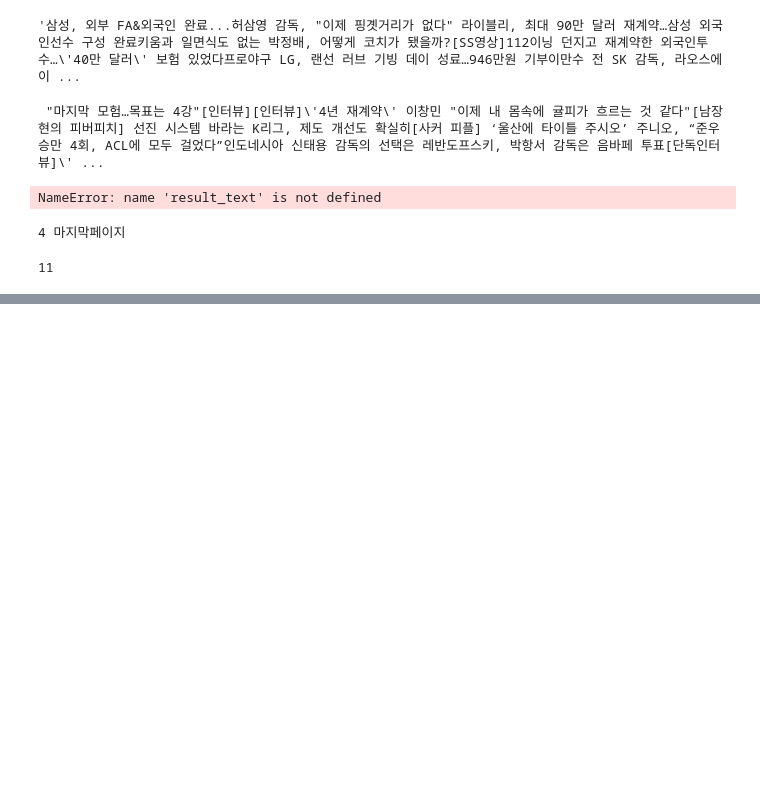
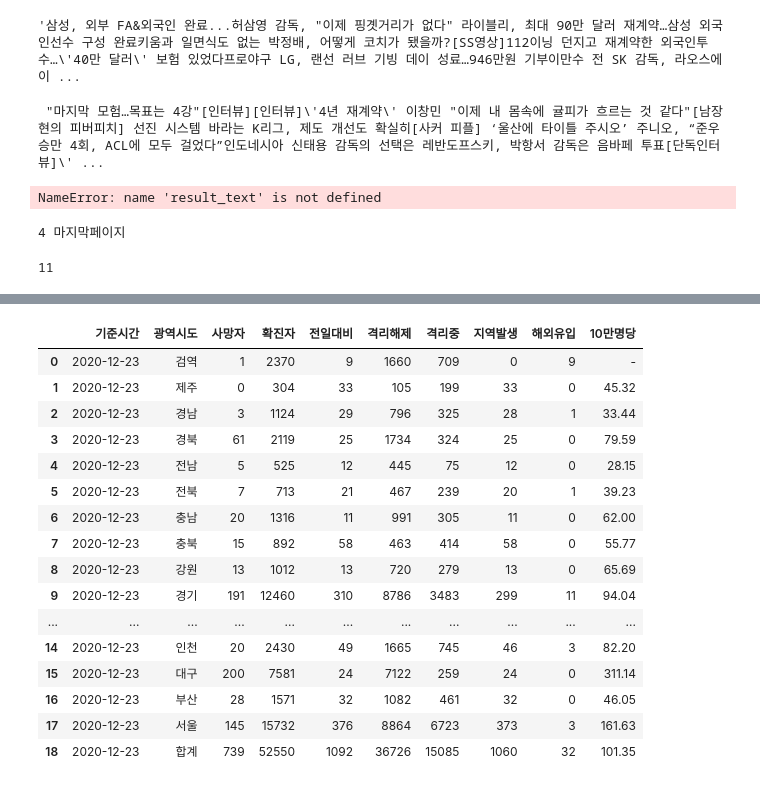
Before and after one commit to Wootae94/Flask-Web, a Jupyter notebook: 03.DataAnalysisModule/tmp.ipynb, the cells around one changed output, grey strips where cells are left out. Drawn from its saved outputs; the diff is of its cells as text; code cells hidden in the pictures; blank space fills up the shorter version.

```diff
--- a/03.DataAnalysisModule/tmp.ipynb
+++ b/03.DataAnalysisModule/tmp.ipynb
@@ -706,0 +923,8 @@ result_text
+# %%
+for i in df.index:
+    params=[]
+    params = [df['기준시간'][i], int(df['사망자'][i]), int(df['확진자'][i]),
+              df['광역시도'][i], int(df['전일대비'][i]), int(df['격리해제'][i]),
+              int(df['격리중'][i]), int(df['지역발생'][i]), int(df['해외유입'][i])]
+    params.append(None if df['10만명당'][i]=='-' else float(df['10만명당'][i]))
+    print(params)
@@ -706,0 +950,4 @@ result_text
+# %%
+for i in df.index:
+    if df['10만명당'][i]=='\u3000-':
+        print(df['10만명당'][i],i)
@@ -706,0 +1124,37 @@ result_text
+# %%
+df = df[df.index<=18]
+# %%
+year_list,mounth_list,day_list = [],[],[]
+for i in df.index:
+    tmp_list = re.findall("\d+",df['기준시간'][i])
+    year_list.append(tmp_list[0])
+    mounth_list.append(tmp_list[1])
+    day_list.append(tmp_list[2])
+date_list=[]
+for i in range(19):
+    date = year_list[i]+'-'+mounth_list[i]+'-'+day_list[i]
+    date_list.append(date)
+df['기준시간'] = date_list
+df.fillna(0,inplace=True)
+df.reset_index(drop=True,inplace=True)
+df=df[['기준시간','광역시도','사망자','확진자','전일대비','격리해제','격리중','지역발생','해외유입','10만명당']]
+# %%
+df
+# %% [output]
+|  | 기준시간 | 광역시도 | 사망자 | 확진자 | 전일대비 | 격리해제 | 격리중 | 지역발생 | 해외유입 | 10만명당 |
+| 0 | 2020-12-23 | 검역 | 1 | 2370 | 9 | 1660 | 709 | 0 | 9 | - |
+| 1 | 2020-12-23 | 제주 | 0 | 304 | 33 | 105 | 199 | 33 | 0 | 45.32 |
+| 2 | 2020-12-23 | 경남 | 3 | 1124 | 29 | 796 | 325 | 28 | 1 | 33.44 |
+| 3 | 2020-12-23 | 경북 | 61 | 2119 | 25 | 1734 | 324 | 25 | 0 | 79.59 |
+| 4 | 2020-12-23 | 전남 | 5 | 525 | 12 | 445 | 75 | 12 | 0 | 28.15 |
+| 5 | 2020-12-23 | 전북 | 7 | 713 | 21 | 467 | 239 | 20 | 1 | 39.23 |
+| 6 | 2020-12-23 | 충남 | 20 | 1316 | 11 | 991 | 305 | 11 | 0 | 62.00 |
+| 7 | 2020-12-23 | 충북 | 15 | 892 | 58 | 463 | 414 | 58 | 0 | 55.77 |
+| 8 | 2020-12-23 | 강원 | 13 | 1012 | 13 | 720 | 279 | 13 | 0 | 65.69 |
+| 9 | 2020-12-23 | 경기 | 191 | 12460 | 310 | 8786 | 3483 | 299 | 11 | 94.04 |
+| ... | ... | ... | ... | ... | ... | ... | ... | ... | ... | ... |
+| 14 | 2020-12-23 | 인천 | 20 | 2430 | 49 | 1665 | 745 | 46 | 3 | 82.20 |
+| 15 | 2020-12-23 | 대구 | 200 | 7581 | 24 | 7122 | 259 | 24 | 0 | 311.14 |
+| 16 | 2020-12-23 | 부산 | 28 | 1571 | 32 | 1082 | 461 | 32 | 0 | 46.05 |
+| 17 | 2020-12-23 | 서울 | 145 | 15732 | 376 | 8864 | 6723 | 373 | 3 | 161.63 |
+| 18 | 2020-12-23 | 합계 | 739 | 52550 | 1092 | 36726 | 15085 | 1060 | 32 | 101.35 |
```
Also changed, not shown: parts of 41 cells of this notebook, 24 other files.
